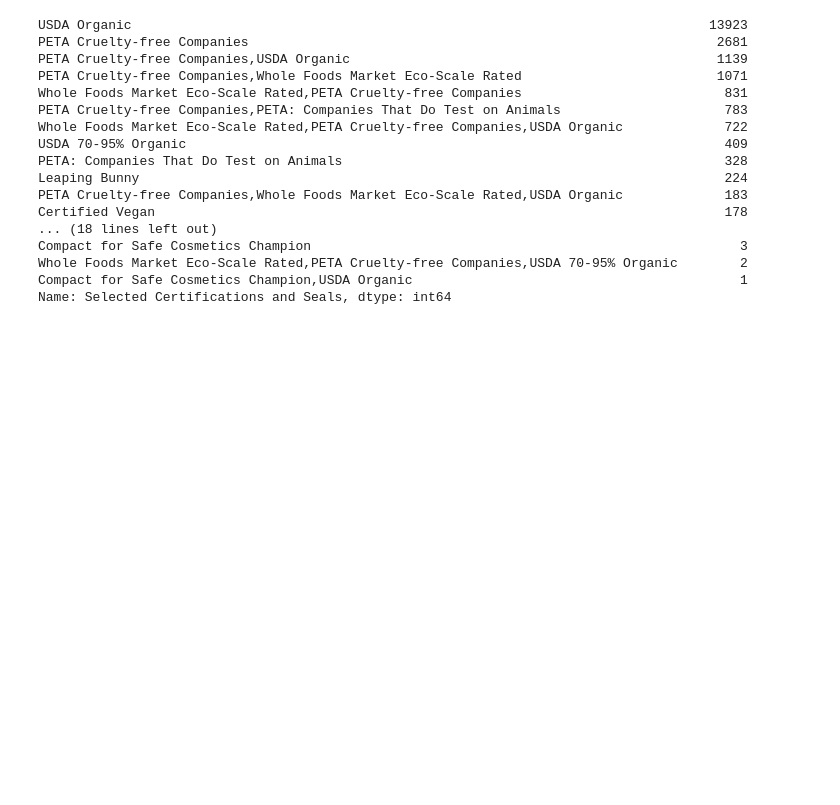
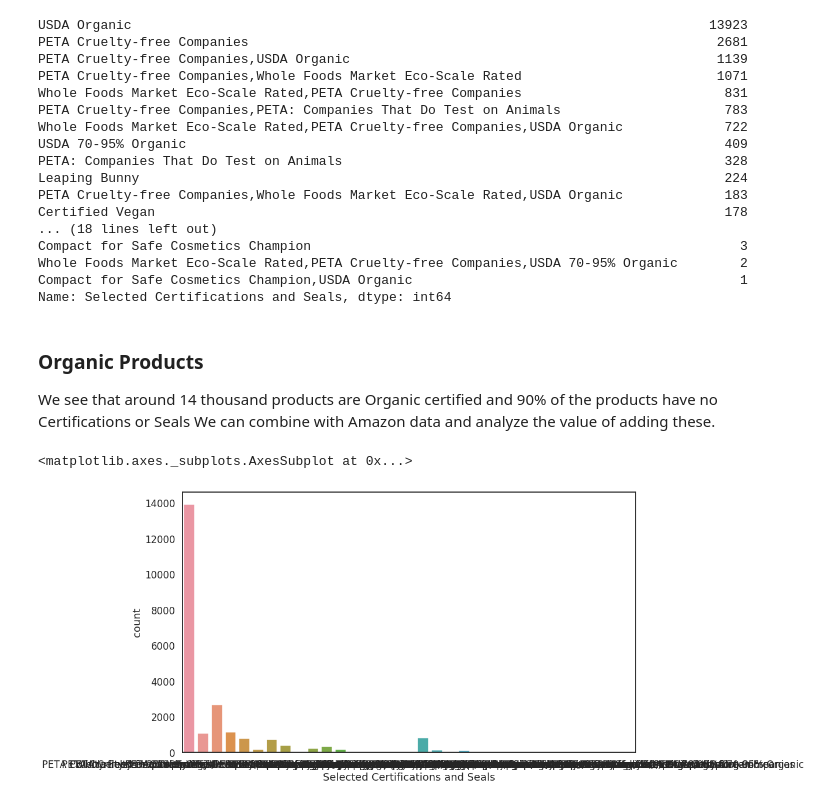
Before and after one commit to Yashwanthv21/FoodScoreAnalysis, a Jupyter notebook: Plots_Spark.ipynb, the cells around one changed output. Drawn from its saved outputs; the diff is of its cells as text; code cells hidden in the pictures; blank space fills up the shorter version.

Commit message:
Update Plot

```diff
--- a/Plots_Spark.ipynb
+++ b/Plots_Spark.ipynb
@@ -293,3 +293,13 @@ Compact for Safe Cosmetics Champion
 Whole Foods Market Eco-Scale Rated,PETA Cruelty-free Companies,USDA 70-95% Organic        2
 Compact for Safe Cosmetics Champion,USDA Organic                                          1
 Name: Selected Certifications and Seals, dtype: int64
+# %% [markdown]
+### Organic Products
+We see that around 14 thousand products are Organic certified and 90% of the products have no Certifications or Seals
+We can combine with Amazon data and analyze the value of adding these.
+# %%
+fig, ax = pyplot.subplots(figsize=plot_dims)
+sns.countplot(x='Selected Certifications and Seals', data=organic)
+# %% [output]
+<matplotlib.axes._subplots.AxesSubplot at 0x...>
+[figure, added]
```
